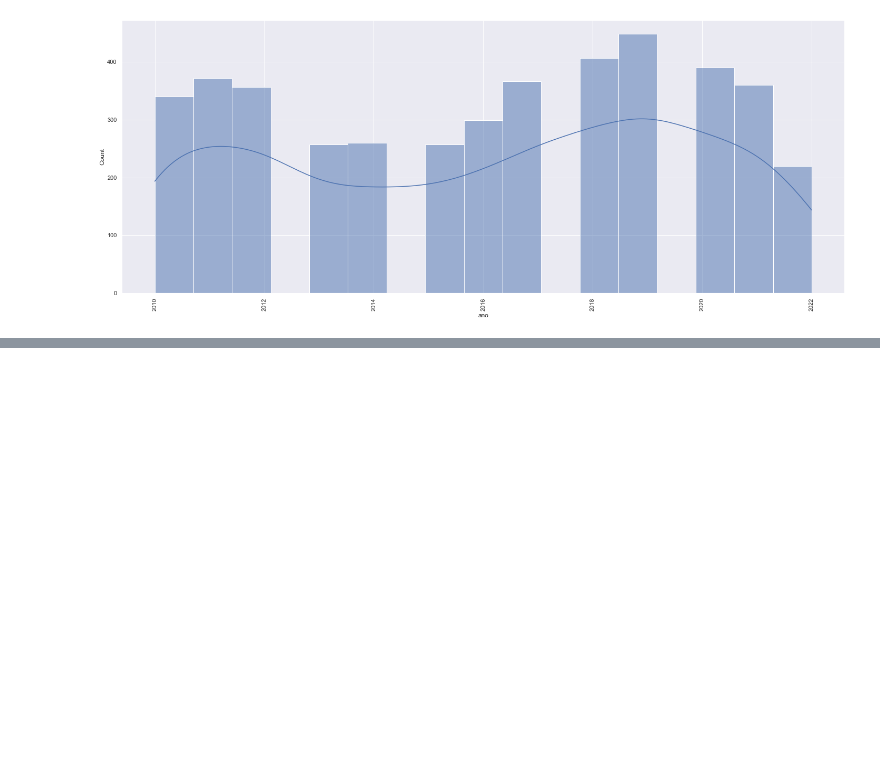
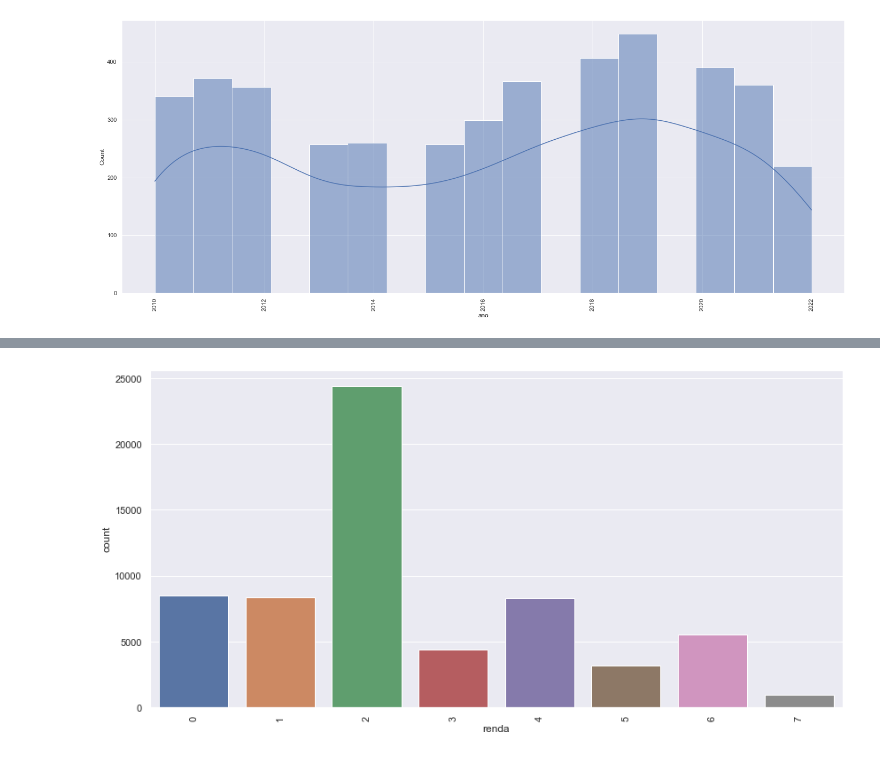
Before and after one commit to Cangerana/data_mining, a Jupyter notebook: discentes_analises.ipynb, the cells around one changed output, grey strips where cells are left out. Saved outputs shown, nothing was run; the diff lists cells and outputs as text; code cells hidden in the pictures; blank space fills up the shorter version.

```diff
--- a/discentes_analises.ipynb
+++ b/discentes_analises.ipynb
@@ -326,0 +354,4 @@ entrada_campus(df, 'Câmpus Anápolis')
+# %%
+plot_count(df, 'renda')
+# %% [output]
+[figure, added]
```
Also changed, not shown: parts of 10 cells of this notebook.
